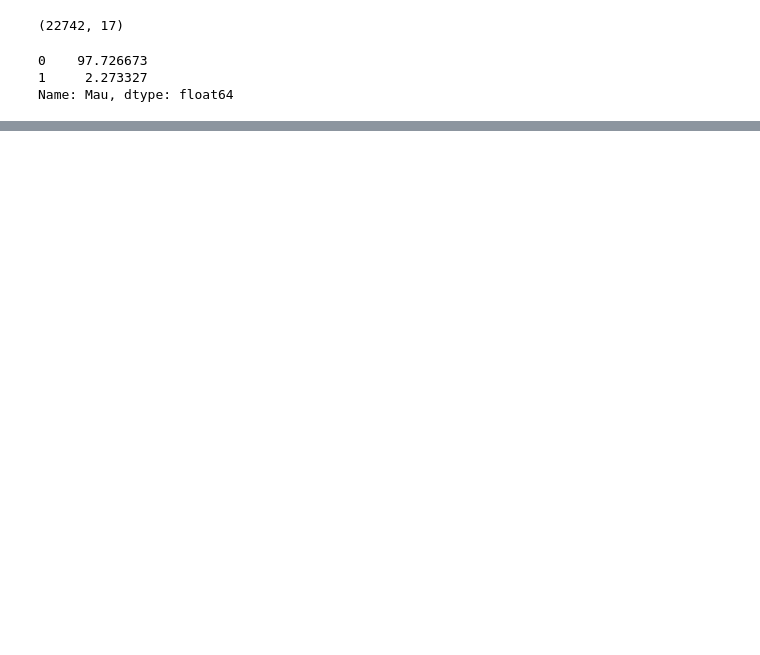
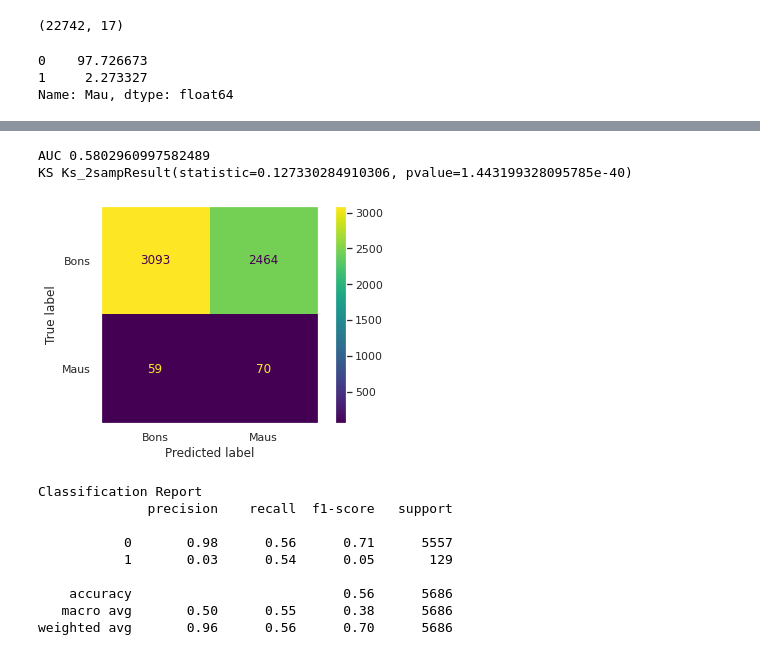
Before and after one commit to HenriqueCCdA/bootCampAluraDataScience, a Jupyter notebook: modulo6/aulas/boot_camp_modulo6_aulas.ipynb, the cells around one changed output, grey strips where cells are left out. Saved outputs shown, nothing was run; the diff lists cells and outputs as text; code cells hidden in the pictures; blank space fills up the shorter version.

```diff
--- a/modulo6/aulas/boot_camp_modulo6_aulas.ipynb
+++ b/modulo6/aulas/boot_camp_modulo6_aulas.ipynb
@@ -770,0 +940,20 @@ Name: Mau, dtype: float64
+# %%
+pipeline = Pipeline([
+                    ('Transformador', Transformador(colunas_quantitativas, colunas_categoricas)),
+                    ('Sampling'     , SMOTE(random_state=SEED)),
+                    ('Modelo'       , LogisticRegression(random_state=SEED, max_iter=1000))
+                    ])
+roda_modelo(pipeline, df_registro_clientes_targets)
+# %% [output]
+AUC 0.5802960997582489
+KS Ks_2sampResult(statistic=0.127330284910306, pvalue=1.443199328095785e-40)
+[figure, added]
+Classification Report
+              precision    recall  f1-score   support
+
+           0       0.98      0.56      0.71      5557
+           1       0.03      0.54      0.05       129
+
+    accuracy                           0.56      5686
+   macro avg       0.50      0.55      0.38      5686
+weighted avg       0.96      0.56      0.70      5686
```
Also changed, not shown: parts of 21 cells of this notebook.
